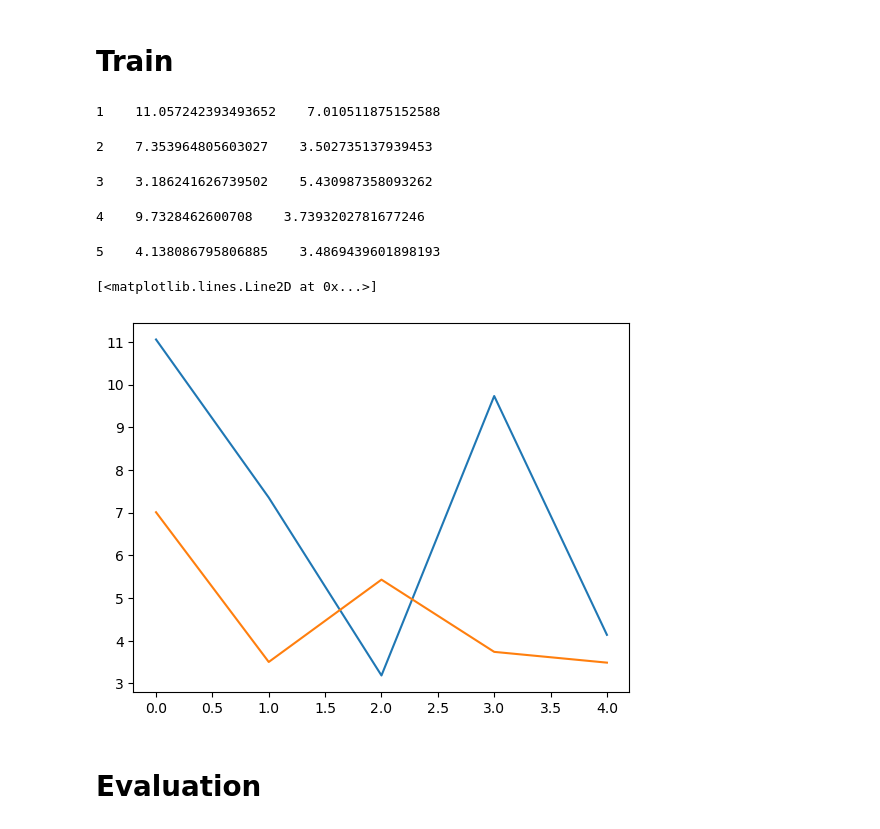
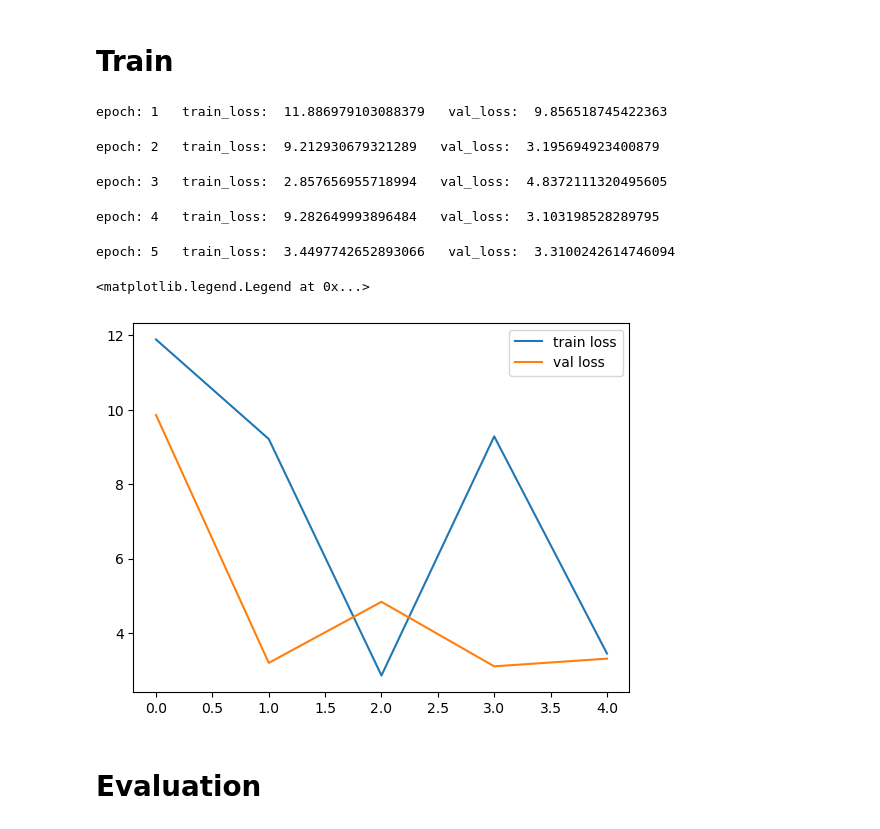
Before and after one commit to LeoProPlus/ml-eng-test, a Jupyter notebook: src/ml/walls_detection/training.ipynb, the cells around one changed output. Saved outputs shown, nothing was run; the diff lists cells and outputs as text; code cells hidden in the pictures.

```diff
--- a/src/ml/walls_detection/training.ipynb
+++ b/src/ml/walls_detection/training.ipynb
@@ -48,7 +25,7 @@ from config import room_classes
 data_folder = 'data/cubicasa5k/'
 
 # train on the GPU or on the CPU, if a GPU is not available
-device = torch.device("cuda" if torch.cuda.is_available() else "cpu")
+device = Config.DEVICE
 
 # Set the training batch size
 bs = 1
@@ -78,11 +55,8 @@ test_data_file = 'test.txt'
 test_normal_set = FloorplanSVG(data_folder, test_data_file, max_size=1)
 test_data_loader = DataLoader(test_normal_set, **data_loader_params)
 # %%
-# our dataset has two classes only - background and person
-num_classes = len(room_classes)
-
 # get the model using our helper function
-model = get_model_instance_segmentation(num_classes)
+model = get_model_instance_segmentation(Config.NUM_CLASSES)
 
 # move model to the right device
 model.to(device)
@@ -131,29 +79,20 @@ def run_epoch(model, train_data_loader, valid_data_loader, optimizer, device):
 # %%
 epochs = 5
-all_train_losses = []
-all_val_losses = []
 
-for epoch in range(1, epochs+1):
-    train_loss, val_loss = run_epoch(model, train_data_loader, valid_data_loader, optimizer, device)
-
-    all_train_losses.append(train_loss)
-    all_val_losses.append(val_loss)
-
-    save_checkpoint(model, optimizer, epoch, train_loss, val_loss)
-
-    print(epoch , "  " , train_loss , "  " , val_loss)
+history = Trainer.train(epochs, model, train_data_loader, valid_data_loader, optimizer, device)
 # %% [output]
-1    11.057242393493652    7.010511875152588
+epoch: 1   train_loss:  11.886979103088379   val_loss:  9.856518745422363
-2    7.353964805603027    3.502735137939453
+epoch: 2   train_loss:  9.212930679321289   val_loss:  3.195694923400879
-3    3.186241626739502    5.430987358093262
+epoch: 3   train_loss:  2.857656955718994   val_loss:  4.8372111320495605
-4    9.7328462600708    3.7393202781677246
+epoch: 4   train_loss:  9.282649993896484   val_loss:  3.103198528289795
-5    4.138086795806885    3.4869439601898193
+epoch: 5   train_loss:  3.4497742652893066   val_loss:  3.3100242614746094
 # %%
-plt.plot(all_train_losses)
-plt.plot(all_val_losses)
+plt.plot(history['train_losses'], label='train loss')
+plt.plot(history['val_losses'], label='val loss')
+plt.legend()
 # %% [output]
-[<matplotlib.lines.Line2D at 0x...>]
+<matplotlib.legend.Legend at 0x...>
-[figure, old version]
+[figure, new version]
 # %% [markdown]
 # Evaluation
 # %%
```
Also changed, not shown: parts of 8 cells of this notebook, 11 other files.
